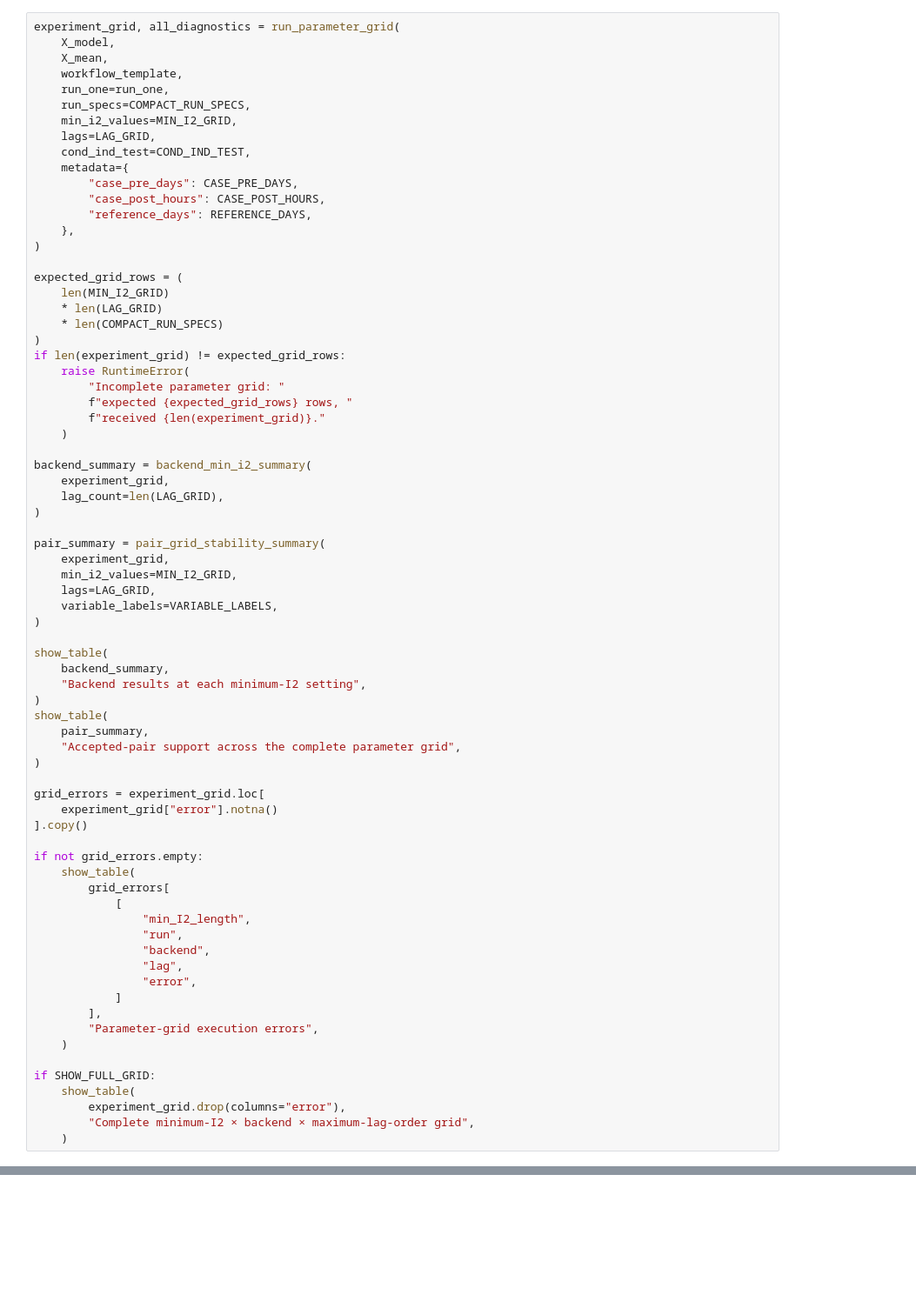
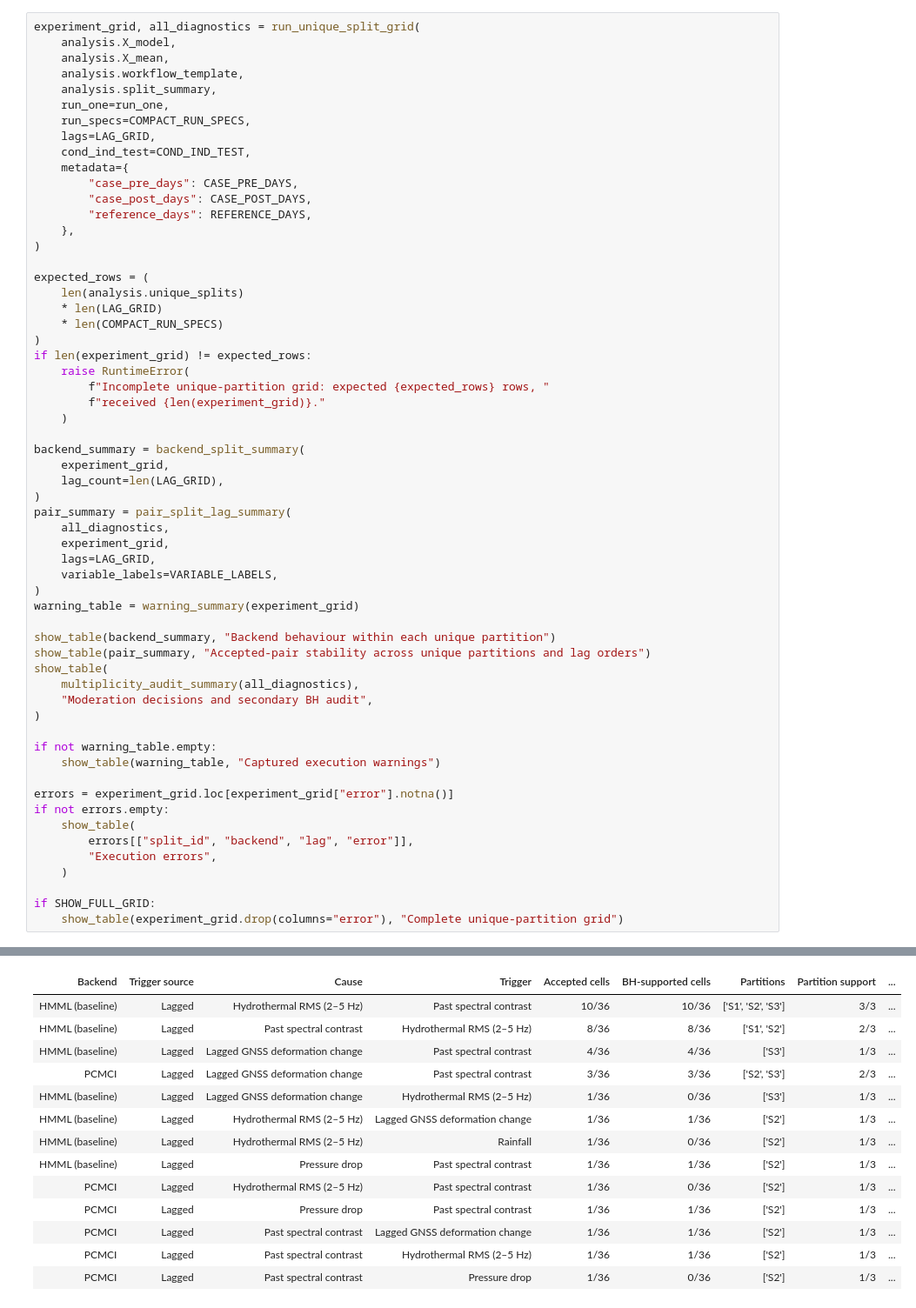
Before and after one commit to alectois/Distinguishing-Causes-and-Triggers-in-Volcanic-and-Seismic-Processes, a Jupyter notebook: notebooks/whakaari_cause_trigger.ipynb, the cells around one changed output, grey strips where cells are left out. Shown at 87% size. Cells and saved outputs as stored; diff of their text form; blank space fills up the shorter version.

```diff
--- a/notebooks/whakaari_cause_trigger.ipynb
+++ b/notebooks/whakaari_cause_trigger.ipynb
@@ -325,73 +151,60 @@ how the findings change under the two alternative causal-discovery backends.
 # %%
-experiment_grid, all_diagnostics = run_parameter_grid(
-    X_model,
-    X_mean,
-    workflow_template,
+experiment_grid, all_diagnostics = run_unique_split_grid(
+    analysis.X_model,
+    analysis.X_mean,
+    analysis.workflow_template,
+    analysis.split_summary,
     run_one=run_one,
     run_specs=COMPACT_RUN_SPECS,
-    min_i2_values=MIN_I2_GRID,
     lags=LAG_GRID,
     cond_ind_test=COND_IND_TEST,
     metadata={
         "case_pre_days": CASE_PRE_DAYS,
-        "case_post_hours": CASE_POST_HOURS,
+        "case_post_days": CASE_POST_DAYS,
         "reference_days": REFERENCE_DAYS,
     },
 )
 
-expected_grid_rows = (
-    len(MIN_I2_GRID)
+expected_rows = (
+    len(analysis.unique_splits)
     * len(LAG_GRID)
     * len(COMPACT_RUN_SPECS)
 )
-if len(experiment_grid) != expected_grid_rows:
+if len(experiment_grid) != expected_rows:
     raise RuntimeError(
-        "Incomplete parameter grid: "
-        f"expected {expected_grid_rows} rows, "
+        f"Incomplete unique-partition grid: expected {expected_rows} rows, "
         f"received {len(experiment_grid)}."
     )
 
-backend_summary = backend_min_i2_summary(
+backend_summary = backend_split_summary(
     experiment_grid,
     lag_count=len(LAG_GRID),
 )
-
-pair_summary = pair_grid_stability_summary(
+pair_summary = pair_split_lag_summary(
+    all_diagnostics,
     experiment_grid,
-    min_i2_values=MIN_I2_GRID,
     lags=LAG_GRID,
     variable_labels=VARIABLE_LABELS,
 )
+warning_table = warning_summary(experiment_grid)
 
+show_table(backend_summary, "Backend behaviour within each unique partition")
+show_table(pair_summary, "Accepted-pair stability across unique partitions and lag orders")
 show_table(
-    backend_summary,
-    "Backend results at each minimum-I2 setting",
-)
-show_table(
-    pair_summary,
-    "Accepted-pair support across the complete parameter grid",
+    multiplicity_audit_summary(all_diagnostics),
+    "Moderation decisions and secondary BH audit",
 )
 
-grid_errors = experiment_grid.loc[
-    experiment_grid["error"].notna()
-].copy()
+if not warning_table.empty:
+    show_table(warning_table, "Captured execution warnings")
 
-if not grid_errors.empty:
+errors = experiment_grid.loc[experiment_grid["error"].notna()]
+if not errors.empty:
     show_table(
-        grid_errors[
-            [
-                "min_I2_length",
-                "run",
-                "backend",
-                "lag",
-                "error",
-            ]
-        ],
-        "Parameter-grid execution errors",
+        errors[["split_id", "backend", "lag", "error"]],
+        "Execution errors",
     )
 
 if SHOW_FULL_GRID:
-    show_table(
-        experiment_grid.drop(columns="error"),
-        "Complete minimum-I2 × backend × maximum-lag-order grid",
-    )
+    show_table(experiment_grid.drop(columns="error"), "Complete unique-partition grid")
+# %% [output]
@@ -397,0 +223,14 @@ if SHOW_FULL_GRID:
+| Backend | Trigger source | Cause | Trigger | Accepted cells | BH-supported cells | Partitions | Partition support | ... |
+| HMML (baseline) | Lagged | Hydrothermal RMS (2–5 Hz) | Past spectral contrast | 10/36 | 10/36 | ['S1', 'S2', 'S3'] | 3/3 | ... |
+| HMML (baseline) | Lagged | Past spectral contrast | Hydrothermal RMS (2–5 Hz) | 8/36 | 8/36 | ['S1', 'S2'] | 2/3 | ... |
+| HMML (baseline) | Lagged | Lagged GNSS deformation change | Past spectral contrast | 4/36 | 4/36 | ['S3'] | 1/3 | ... |
+| PCMCI | Lagged | Lagged GNSS deformation change | Past spectral contrast | 3/36 | 3/36 | ['S2', 'S3'] | 2/3 | ... |
+| HMML (baseline) | Lagged | Lagged GNSS deformation change | Hydrothermal RMS (2–5 Hz) | 1/36 | 0/36 | ['S3'] | 1/3 | ... |
+| HMML (baseline) | Lagged | Hydrothermal RMS (2–5 Hz) | Lagged GNSS deformation change | 1/36 | 1/36 | ['S2'] | 1/3 | ... |
+| HMML (baseline) | Lagged | Hydrothermal RMS (2–5 Hz) | Rainfall | 1/36 | 0/36 | ['S2'] | 1/3 | ... |
+| HMML (baseline) | Lagged | Pressure drop | Past spectral contrast | 1/36 | 1/36 | ['S2'] | 1/3 | ... |
+| PCMCI | Lagged | Hydrothermal RMS (2–5 Hz) | Past spectral contrast | 1/36 | 0/36 | ['S2'] | 1/3 | ... |
+| PCMCI | Lagged | Pressure drop | Past spectral contrast | 1/36 | 1/36 | ['S2'] | 1/3 | ... |
+| PCMCI | Lagged | Past spectral contrast | Lagged GNSS deformation change | 1/36 | 1/36 | ['S2'] | 1/3 | ... |
+| PCMCI | Lagged | Past spectral contrast | Hydrothermal RMS (2–5 Hz) | 1/36 | 1/36 | ['S2'] | 1/3 | ... |
+| PCMCI | Lagged | Past spectral contrast | Pressure drop | 1/36 | 0/36 | ['S2'] | 1/3 | ... |
```
Also changed, not shown: parts of 19 cells of this notebook, 18 other files.
